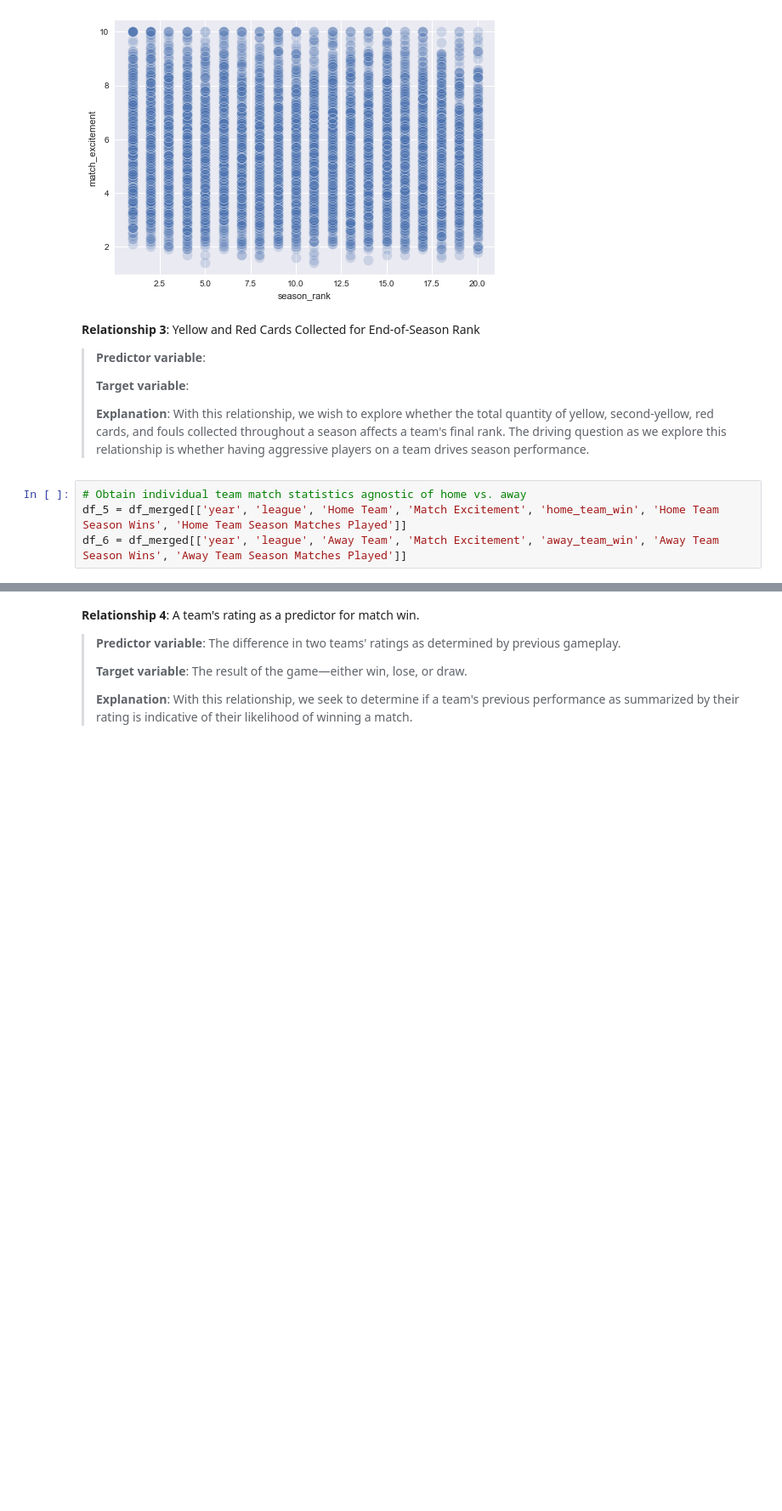
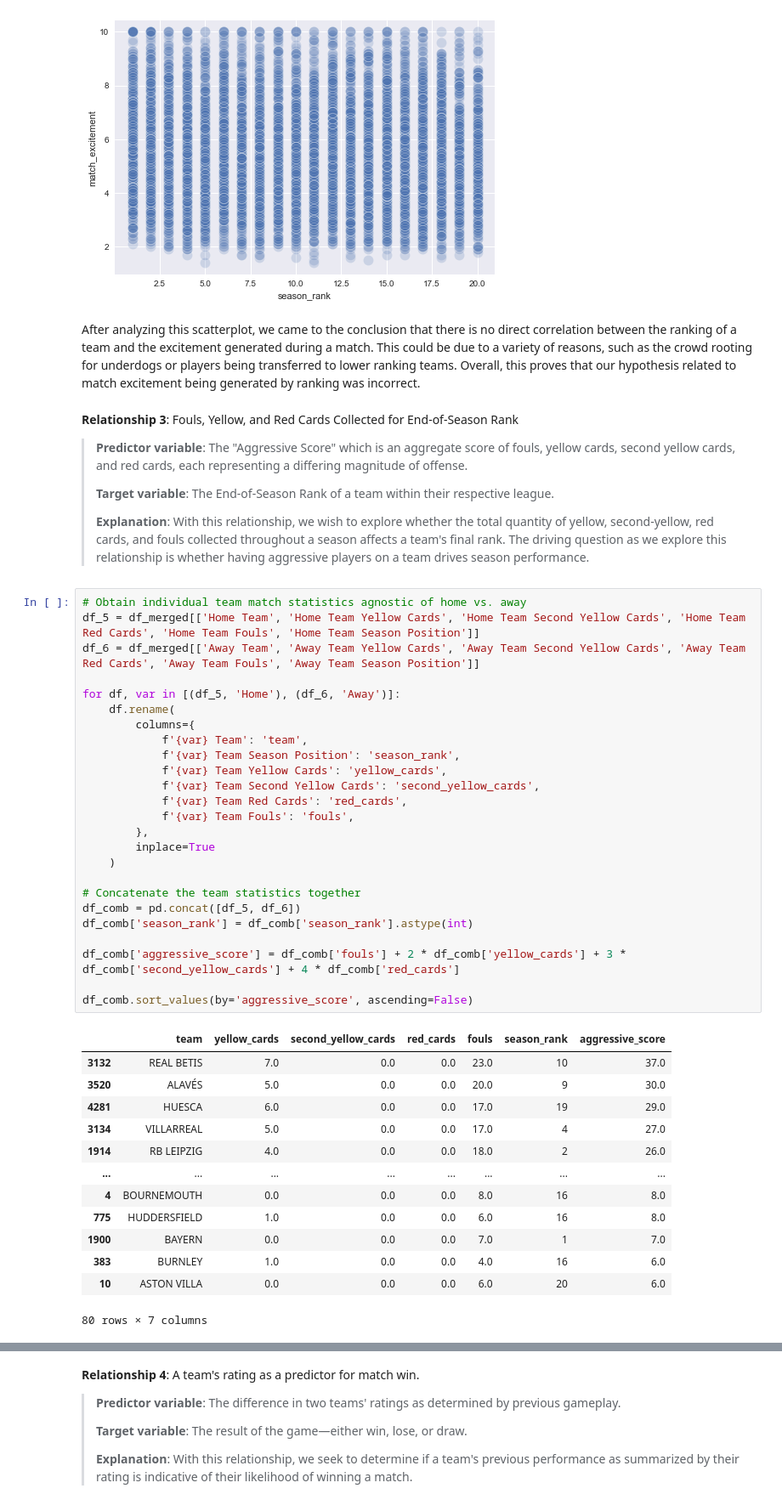
Before and after one commit to sofiamurillosanchez/CS5394-Project2, a Jupyter notebook: Project02.ipynb, the cells around one changed output, grey strips where cells are left out. Shown: that part at 85% size. Saved outputs shown, nothing was run; the diff lists cells and outputs as text; blank space fills up the shorter version.

```diff
--- a/Project02.ipynb
+++ b/Project02.ipynb
@@ -717,16 +717,53 @@ sns.scatterplot(data=df_comb, x="season_rank", y="match_excitement", alpha=0.2,
 # %% [output]
 <AxesSubplot:xlabel='season_rank', ylabel='match_excitement'>
 [figure]
+# %% [markdown]
+After analyzing this scatterplot, we came to the conclusion that there is no direct correlation between the ranking of a team and the excitement generated during a match. This could be due to a variety of reasons, such as the crowd rooting for underdogs or players being transferred to lower ranking teams. Overall, this proves that our hypothesis related to match excitement being generated by ranking was incorrect.
 # %% [markdown]
-**Relationship 3**: Yellow and Red Cards Collected for End-of-Season Rank
+**Relationship 3**: Fouls, Yellow, and Red Cards Collected for End-of-Season Rank
 
-> **Predictor variable**:
+> **Predictor variable**: The "Aggressive Score" which is an aggregate score of fouls, yellow cards, second yellow cards, and red cards, each representing a differing magnitude of offense.
 >
-> **Target variable**:
+> **Target variable**: The End-of-Season Rank of a team within their respective league.
 >
 > **Explanation**: With this relationship, we wish to explore whether the total quantity of yellow, second-yellow, red cards, and fouls collected throughout a season affects a team's final rank. The driving question as we explore this relationship is whether having aggressive players on a team drives season
 performance.
-# %%
-# Obtain individual team match statistics agnostic of home vs. away
-df_5 = df_merged[['year', 'league', 'Home Team', 'Match Excitement', 'home_team_win', 'Home Team Season Wins', 'Home Team Season Matches Played']]
-df_6 = df_merged[['year', 'league', 'Away Team', 'Match Excitement', 'away_team_win', 'Away Team Season Wins', 'Away Team Season Matches Played']]
+# %%
+# Obtain individual team match statistics agnostic of home vs. away
+df_5 = df_merged[['Home Team', 'Home Team Yellow Cards', 'Home Team Second Yellow Cards', 'Home Team Red Cards', 'Home Team Fouls', 'Home Team Season Position']]
+df_6 = df_merged[['Away Team', 'Away Team Yellow Cards', 'Away Team Second Yellow Cards', 'Away Team Red Cards', 'Away Team Fouls', 'Away Team Season Position']]
+
+for df, var in [(df_5, 'Home'), (df_6, 'Away')]:
+    df.rename(
+        columns={
+            f'{var} Team': 'team',
+            f'{var} Team Season Position': 'season_rank',
+            f'{var} Team Yellow Cards': 'yellow_cards',
+            f'{var} Team Second Yellow Cards': 'second_yellow_cards',
+            f'{var} Team Red Cards': 'red_cards',
+            f'{var} Team Fouls': 'fouls',
+        },
+        inplace=True
+    )
+
+# Concatenate the team statistics together
+df_comb = pd.concat([df_5, df_6])
+df_comb['season_rank'] = df_comb['season_rank'].astype(int)
+
+df_comb['aggressive_score'] = df_comb['fouls'] + 2 * df_comb['yellow_cards'] + 3 * df_comb['second_yellow_cards'] + 4 * df_comb['red_cards']
+
+df_comb.sort_values(by='aggressive_score', ascending=False)
+# %% [output]
+|  | team | yellow_cards | second_yellow_cards | red_cards | fouls | season_rank | aggressive_score |
+| 3132 | REAL BETIS | 7.0 | 0.0 | 0.0 | 23.0 | 10 | 37.0 |
+| 3520 | ALAVÉS | 5.0 | 0.0 | 0.0 | 20.0 | 9 | 30.0 |
+| 4281 | HUESCA | 6.0 | 0.0 | 0.0 | 17.0 | 19 | 29.0 |
+| 3134 | VILLARREAL | 5.0 | 0.0 | 0.0 | 17.0 | 4 | 27.0 |
+| 1914 | RB LEIPZIG | 4.0 | 0.0 | 0.0 | 18.0 | 2 | 26.0 |
+| ... | ... | ... | ... | ... | ... | ... | ... |
+| 4 | BOURNEMOUTH | 0.0 | 0.0 | 0.0 | 8.0 | 16 | 8.0 |
+| 775 | HUDDERSFIELD | 1.0 | 0.0 | 0.0 | 6.0 | 16 | 8.0 |
+| 1900 | BAYERN | 0.0 | 0.0 | 0.0 | 7.0 | 1 | 7.0 |
+| 383 | BURNLEY | 1.0 | 0.0 | 0.0 | 4.0 | 16 | 6.0 |
+| 10 | ASTON VILLA | 0.0 | 0.0 | 0.0 | 6.0 | 20 | 6.0 |
+80 rows × 7 columns
```
Also changed, not shown: parts of 3 cells of this notebook.
